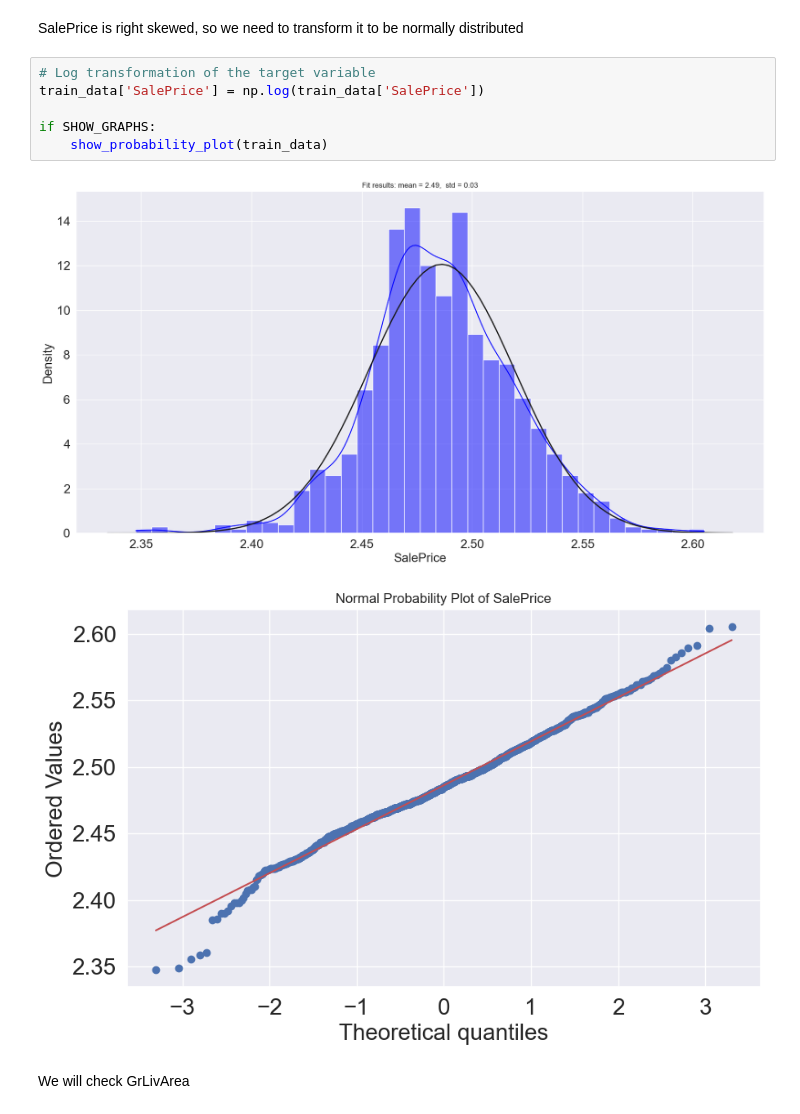
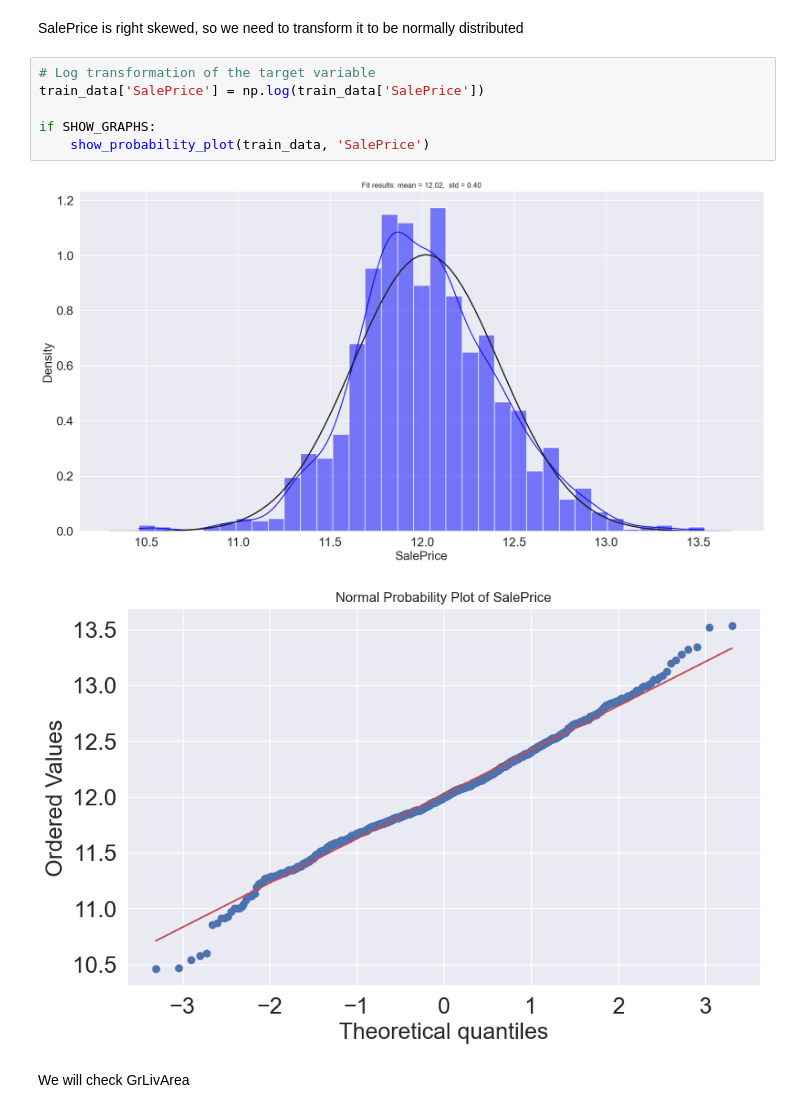
Before and after one commit to yayaya142/House-Prices-ML, a Jupyter notebook: src/house_prices.ipynb, the cells around one changed output. Drawn from its saved outputs; the diff is of its cells as text.

```diff
--- a/src/house_prices.ipynb
+++ b/src/house_prices.ipynb
@@ -433,12 +599,12 @@ SalePrice is right skewed, so we need to transform it to be normally distributed
 # %%
 # Log transformation of the target variable
 train_data['SalePrice'] = np.log(train_data['SalePrice'])
 
 if SHOW_GRAPHS:
-    show_probability_plot(train_data)
+    show_probability_plot(train_data, 'SalePrice')
 # %% [output]
-[figure, old version]
+[figure, new version]
-[figure, old version]
+[figure, new version]
 # %% [markdown]
 We will check GrLivArea
 # %%
```
Also changed, not shown: parts of 28 cells of this notebook.
